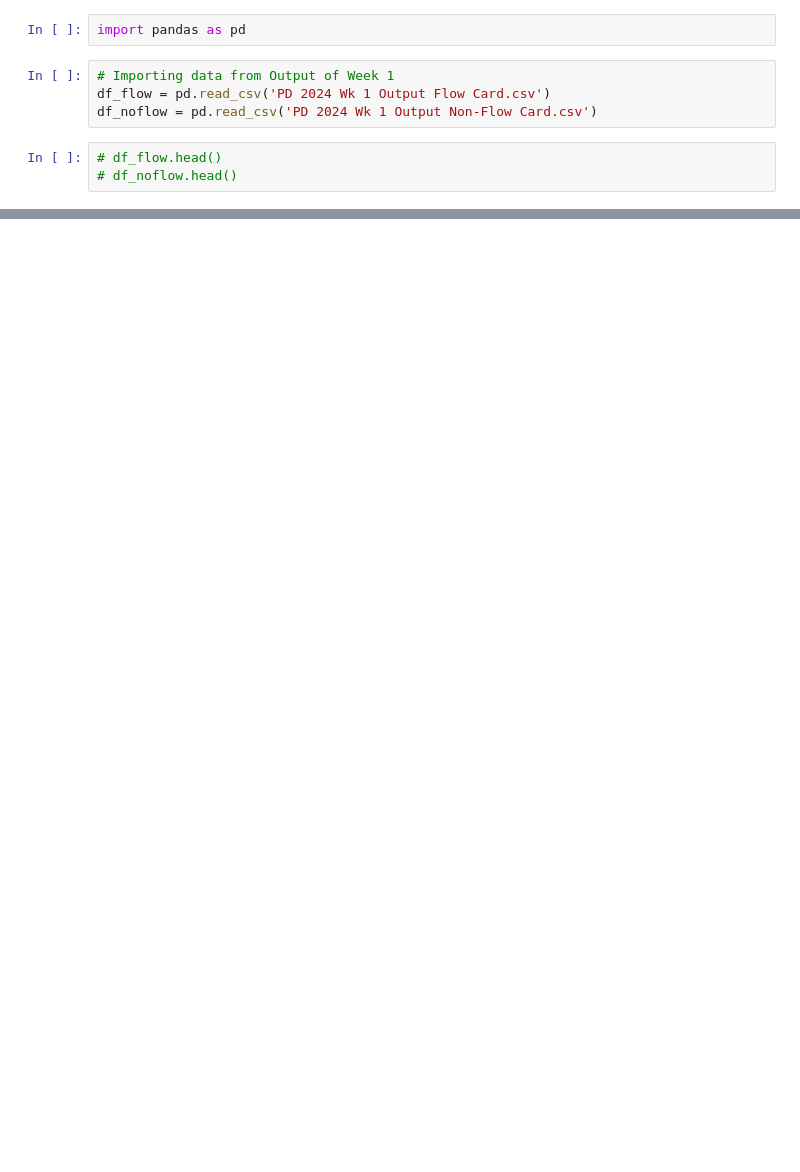
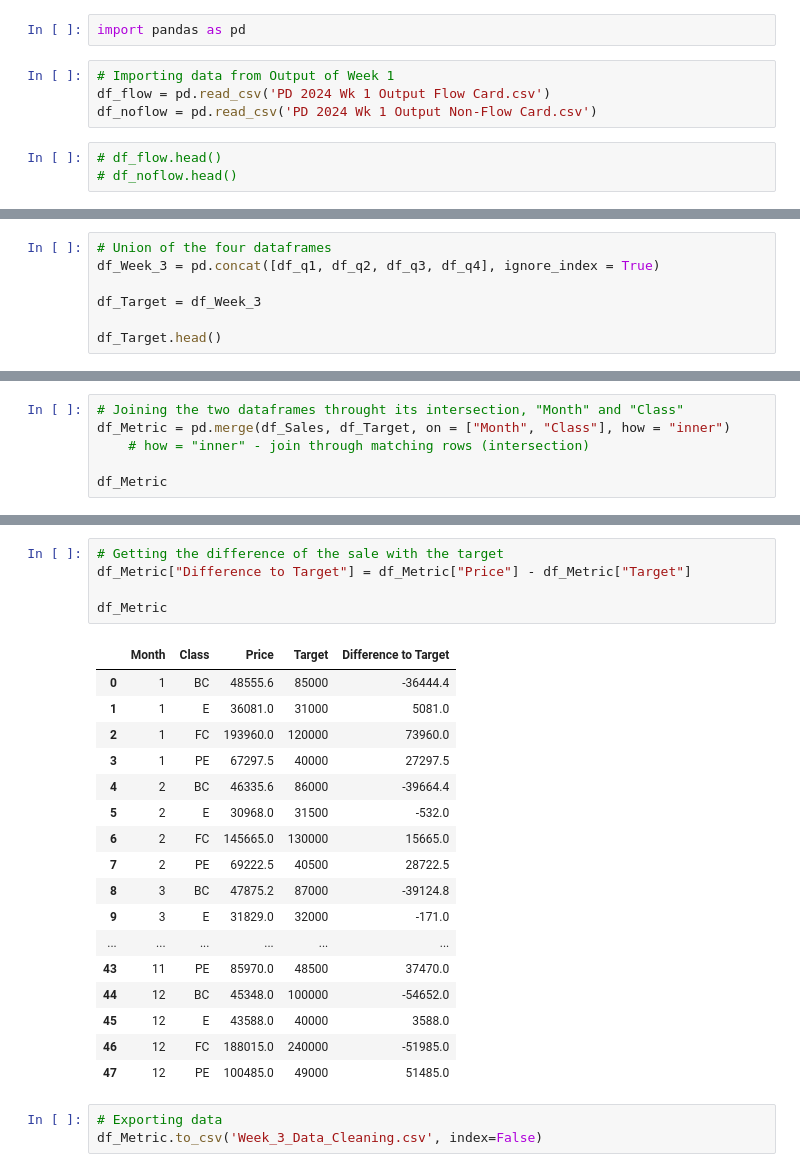
Before and after one commit to RemyRoams/Data-Cleaning-with-Python, a Jupyter notebook: Week_3/Week_3.ipynb, the cells around one changed output, grey strips where cells are left out. Drawn from its saved outputs; the diff is of its cells as text; blank space fills up the shorter version.

```diff
--- a/Week_3/Week_3.ipynb
+++ b/Week_3/Week_3.ipynb
@@ -138,0 +104,7 @@ df_Sales.sort_values("Class")
+# %%
+# Union of the four dataframes
+df_Week_3 = pd.concat([df_q1, df_q2, df_q3, df_q4], ignore_index = True)
+
+df_Target = df_Week_3
+
+df_Target.head()
@@ -138,0 +118,6 @@ df_Sales.sort_values("Class")
+# %%
+# Joining the two dataframes throught its intersection, "Month" and "Class"
+df_Metric = pd.merge(df_Sales, df_Target, on = ["Month", "Class"], how = "inner")
+    # how = "inner" - join through matching rows (intersection)
+
+df_Metric
@@ -138,0 +142,26 @@ df_Sales.sort_values("Class")
+# %%
+# Getting the difference of the sale with the target
+df_Metric["Difference to Target"] = df_Metric["Price"] - df_Metric["Target"]
+
+df_Metric
+# %% [output]
+|  | Month | Class | Price | Target | Difference to Target |
+| 0 | 1 | BC | 48555.6 | 85000 | -36444.4 |
+| 1 | 1 | E | 36081.0 | 31000 | 5081.0 |
+| 2 | 1 | FC | 193960.0 | 120000 | 73960.0 |
+| 3 | 1 | PE | 67297.5 | 40000 | 27297.5 |
+| 4 | 2 | BC | 46335.6 | 86000 | -39664.4 |
+| 5 | 2 | E | 30968.0 | 31500 | -532.0 |
+| 6 | 2 | FC | 145665.0 | 130000 | 15665.0 |
+| 7 | 2 | PE | 69222.5 | 40500 | 28722.5 |
+| 8 | 3 | BC | 47875.2 | 87000 | -39124.8 |
+| 9 | 3 | E | 31829.0 | 32000 | -171.0 |
+| ... | ... | ... | ... | ... | ... |
+| 43 | 11 | PE | 85970.0 | 48500 | 37470.0 |
+| 44 | 12 | BC | 45348.0 | 100000 | -54652.0 |
+| 45 | 12 | E | 43588.0 | 40000 | 3588.0 |
+| 46 | 12 | FC | 188015.0 | 240000 | -51985.0 |
+| 47 | 12 | PE | 100485.0 | 49000 | 51485.0 |
+# %%
+# Exporting data
+df_Metric.to_csv('Week_3_Data_Cleaning.csv', index=False)
```
Also changed, not shown: parts of 13 cells of this notebook, 1 other file.
